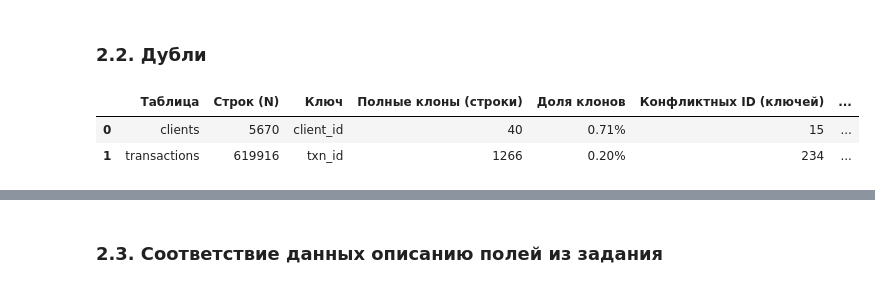
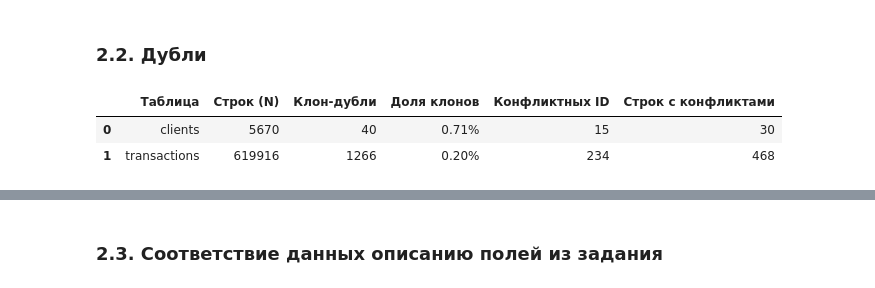
Before and after one commit to KQnok/Kuralionak_Karyna_Lab1, a Jupyter notebook: 01_analysis.ipynb, the cells around one changed output, grey strips where cells are left out. Drawn from its saved outputs; the diff is of its cells as text; code cells hidden in the pictures.

Commit message:
feat: complete data audit, preprocessing, and export campaign artifacts (S15)

```diff
--- a/01_analysis.ipynb
+++ b/01_analysis.ipynb
@@ -113,39 +165,70 @@ display(pd.concat([types_c, types_t], axis=1).fillna(''))
 # %% [markdown]
 ### 2.2. Дубли
 # %%
-def audit_duplicates(df, key_col, table_name):
+def audit_duplicates(df, key_col):
     n_total = len(df)
-    n_clones = df.duplicated().sum()
+    n_clones = int(df.duplicated().sum())
+    after_clones = df.drop_duplicates()
+    conflict_mask = after_clones.duplicated(subset=[key_col], keep=False)
+    conf_keys = after_clones.loc[conflict_mask, key_col].dropna().unique()
+    return (
+        n_total,
+        n_clones,
+        len(conf_keys),
+        int(conflict_mask.sum()),
+        conf_keys,
+        after_clones,
+    )
 
-    df_dedup = df.drop_duplicates()
-    conflict_mask = df_dedup.duplicated(subset=[key_col], keep=False)
 
-    conflict_ids = df_dedup.loc[conflict_mask, key_col].unique()
-    n_conflict_keys = len(conflict_ids)
-    n_conflict_rows = conflict_mask.sum()
+(
+    c_tot,
+    c_clones,
+    c_conf_keys,
+    c_conf_rows,
+    c_conf_ids,
+    dedup_c,
+) = audit_duplicates(raw_clients, "client_id")
+(
+    t_tot,
+    t_clones,
+    t_conf_keys,
+    t_conf_rows,
+    t_conf_ids,
+    dedup_t,
+) = audit_duplicates(raw_transactions, "txn_id")
 
-    return {
-        'Таблица': table_name,
-        'Строк (N)': n_total,
-        'Ключ': key_col,
-        'Полные клоны (строки)': n_clones,
-        'Доля клонов': f"{n_clones / n_total:.2%}",
-        'Конфликтных ID (ключей)': n_conflict_keys,
-        'Строк с конфликтами': n_conflict_rows,
-        'Доля конфликтных строк': f"{n_conflict_rows / n_total:.2%}"
-    }, conflict_ids, df_dedup
+display(
+    pd.DataFrame(
+        [
+            {
+                "Таблица": "clients",
+                "Строк (N)": c_tot,
+                "Клон-дубли": c_clones,
+                "Доля клонов": f"{c_clones/c_tot:.2%}",
+                "Конфликтных ID": c_conf_keys,
+                "Строк с конфликтами": c_conf_rows,
+            },
+            {
+                "Таблица": "transactions",
+                "Строк (N)": t_tot,
+                "Клон-дубли": t_clones,
+                "Доля клонов": f"{t_clones/t_tot:.2%}",
+                "Конфликтных ID": t_conf_keys,
+                "Строк с конфликтами": t_conf_rows,
+            },
+        ]
+    )
+)
 
-res_c, conf_ids_c, dedup_c = audit_duplicates(raw_clients, 'client_id', 'clients')
-res_t, conf_ids_t, dedup_t = audit_duplicates(raw_transactions, 'txn_id', 'transactions')
-
-display(pd.DataFrame([res_c, res_t]))
-
-print(f"\n--- Примеры реальных конфликтов в clients (всего {len(conf_ids_c)} проблемных ID) ---")
-display(dedup_c[dedup_c['client_id'].isin(conf_ids_c[:3])].sort_values('client_id'))
-
-print(f"\n--- Примеры реальных конфликтов в transactions (всего {len(conf_ids_t)} проблемных ID) ---")
-display(dedup_t[dedup_t['txn_id'].isin(conf_ids_t[:3])].sort_values('txn_id'))
+conf_t_sample = dedup_t[dedup_t["txn_id"].isin(t_conf_ids)]
+midnight_conflicts = conf_t_sample["txn_datetime"].str.contains(
+    "00:00:00", na=False
+)
+print(
+    f"Конфликтующих записей txn_id со временем 00:00:00: {midnight_conflicts.sum()} из {len(conf_t_sample)}"
+)
 # %% [output]
-|  | Таблица | Строк (N) | Ключ | Полные клоны (строки) | Доля клонов | Конфликтных ID (ключей) | ... |
-| 0 | clients | 5670 | client_id | 40 | 0.71% | 15 | ... |
-| 1 | transactions | 619916 | txn_id | 1266 | 0.20% | 234 | ... |
+|  | Таблица | Строк (N) | Клон-дубли | Доля клонов | Конфликтных ID | Строк с конфликтами |
+| 0 | clients | 5670 | 40 | 0.71% | 15 | 30 |
+| 1 | transactions | 619916 | 1266 | 0.20% | 234 | 468 |
```
Also changed, not shown: parts of 22 cells of this notebook, 4 other files.
